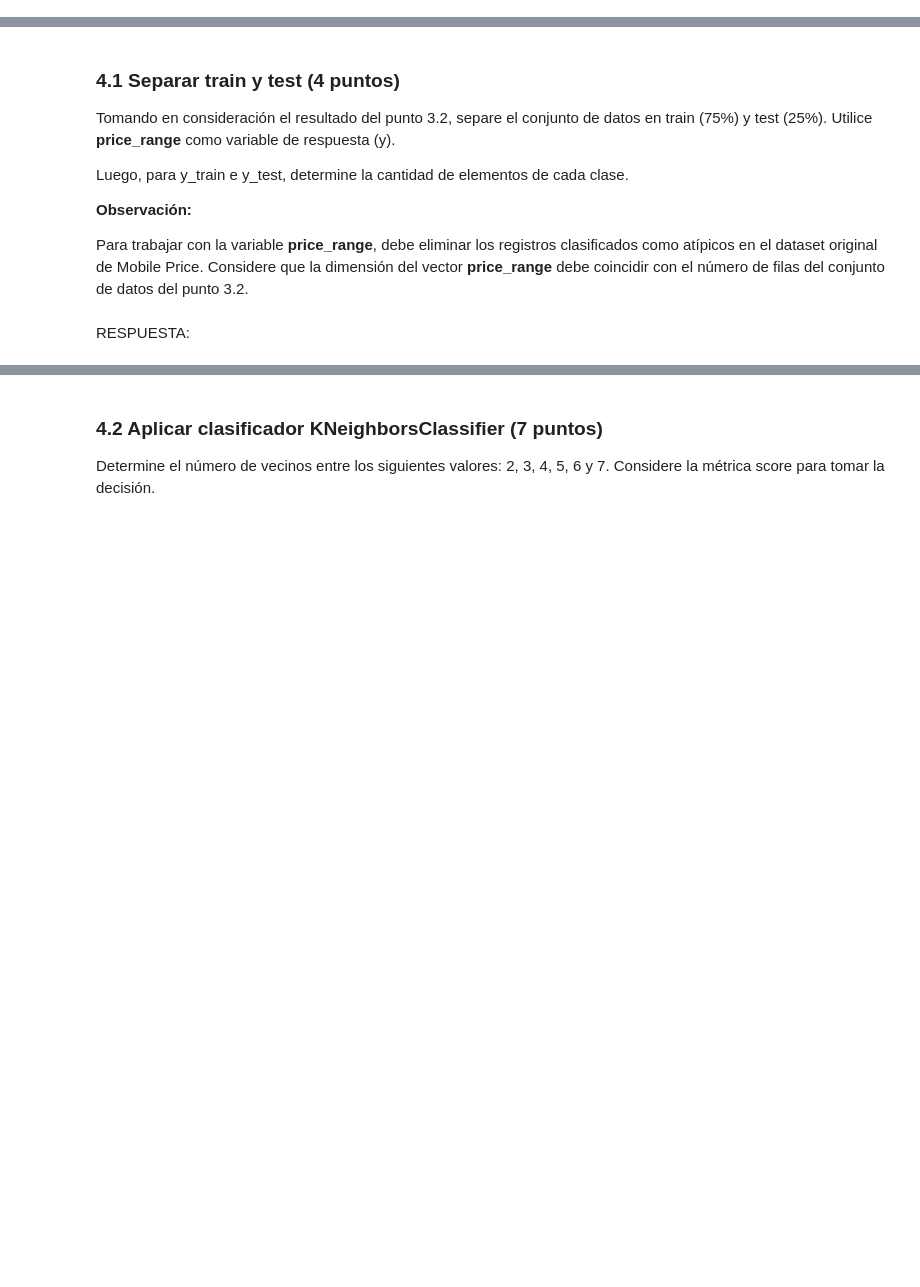
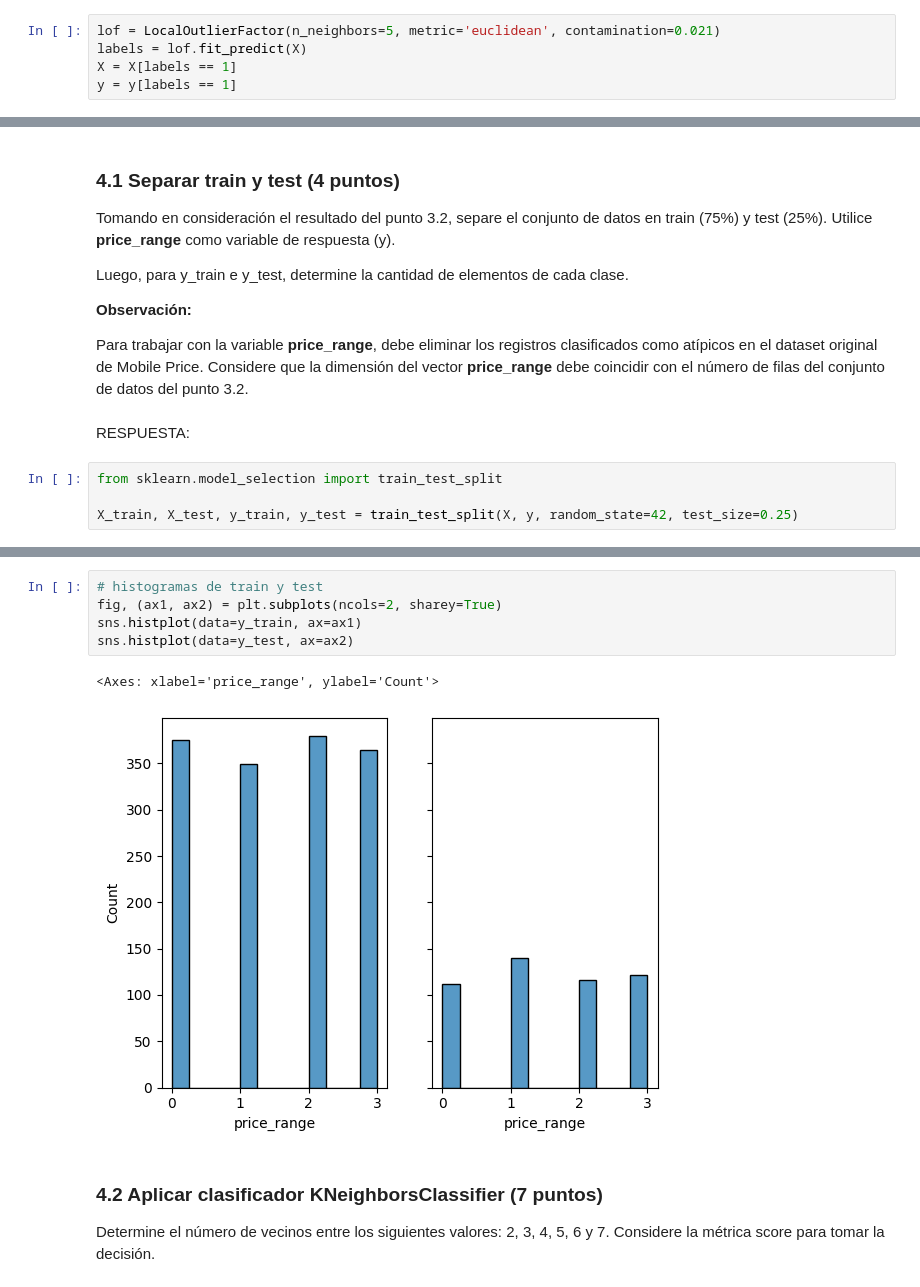
Before and after one commit to gabiacuna/IIC2433, a Jupyter notebook: tareas/ENUNCIADO - Tarea_1_2023-2.ipynb, the cells around one changed output, grey strips where cells are left out. Drawn from its saved outputs; the diff is of its cells as text; blank space fills up the shorter version.

```diff
--- a/tareas/ENUNCIADO - Tarea_1_2023-2.ipynb
+++ b/tareas/ENUNCIADO - Tarea_1_2023-2.ipynb
@@ -330,0 +370,5 @@ RESPUESTA:
+# %%
+lof = LocalOutlierFactor(n_neighbors=5, metric='euclidean', contamination=0.021)
+labels = lof.fit_predict(X)
+X = X[labels == 1]
+y = y[labels == 1]
@@ -344,3 +396,7 @@ Luego, para y_train e y_test, determine la cantidad de elementos de cada clase.
 Para trabajar con la variable **price_range**, debe eliminar los registros clasificados como atípicos en el dataset original de Mobile Price. Considere que la dimensión del vector **price_range** debe coincidir con el número de filas del conjunto de datos del punto 3.2.
 # %% [markdown]
 RESPUESTA:
+# %%
+from sklearn.model_selection import train_test_split
+
+X_train, X_test, y_train, y_test = train_test_split(X, y, random_state=42, test_size=0.25)
@@ -347,3 +413,11 @@ RESPUESTA:
+# %%
+# histogramas de train y test
+fig, (ax1, ax2) = plt.subplots(ncols=2, sharey=True)
+sns.histplot(data=y_train, ax=ax1)
+sns.histplot(data=y_test, ax=ax2)
+# %% [output]
+<Axes: xlabel='price_range', ylabel='Count'>
+[figure, added]
 # %% [markdown]
 ### 4.2 Aplicar clasificador KNeighborsClassifier (7 puntos)
 
```
Also changed, not shown: parts of 9 cells of this notebook.
